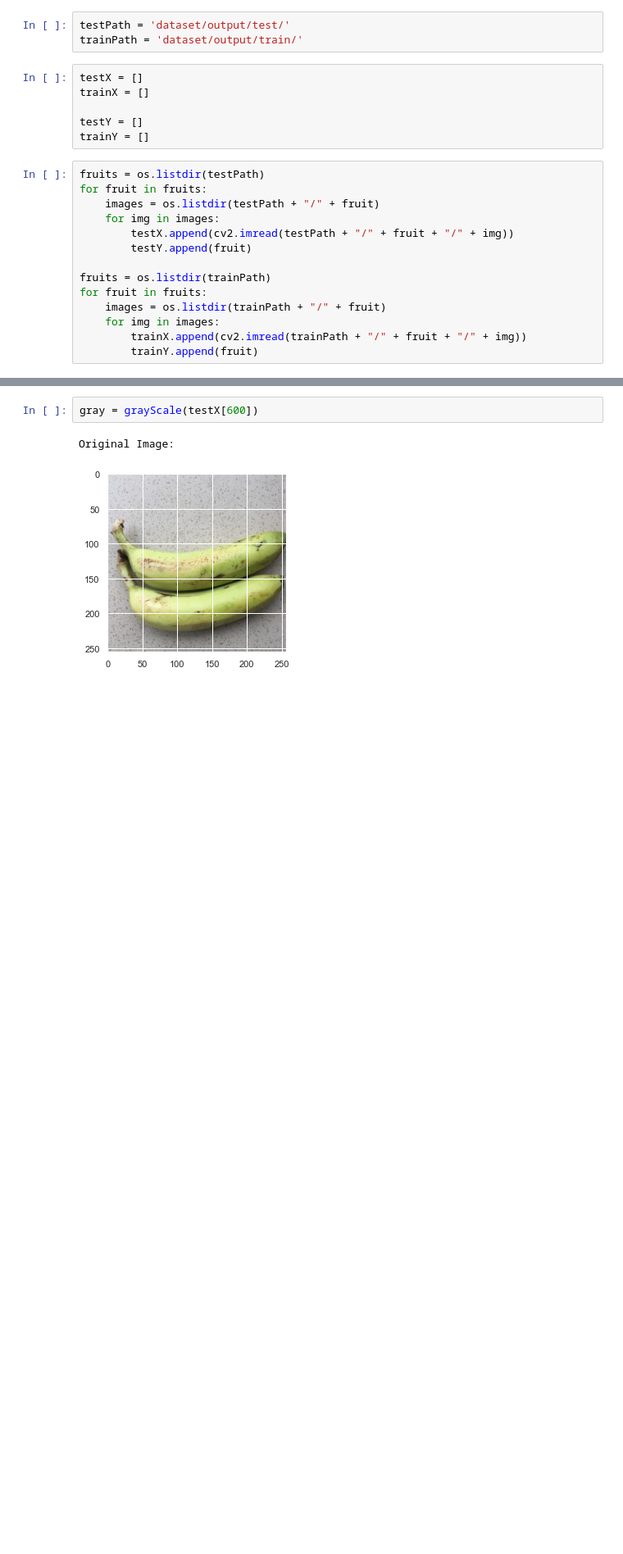
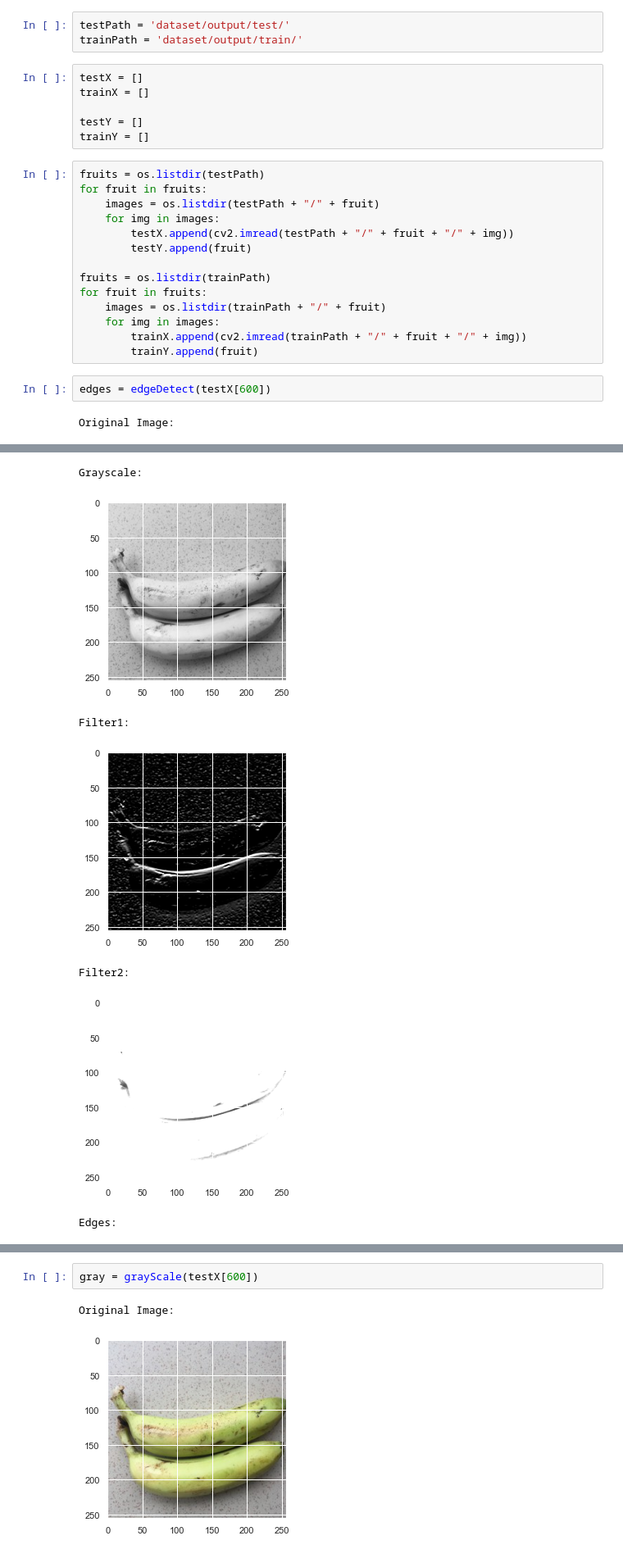
Before and after one commit to ChetanKrishna07/Fruit_Recognition, a Jupyter notebook: ImageProssesing.ipynb, the cells around one changed output, grey strips where cells are left out. Shown at 82% size. Drawn from its saved outputs; the diff is of its cells as text; blank space fills up the shorter version.

```diff
--- a/ImageProssesing.ipynb
+++ b/ImageProssesing.ipynb
@@ -90,3 +90,7 @@ for fruit in fruits:
     for img in images:
         trainX.append(cv2.imread(trainPath + "/" + fruit + "/" + img))
         trainY.append(fruit)
+# %%
+edges = edgeDetect(testX[600])
+# %% [output]
+Original Image:
@@ -92,0 +98,7 @@ for fruit in fruits:
+Grayscale:
+[figure, added]
+Filter1:
+[figure, added]
+Filter2:
+[figure, added]
+Edges:
```
Also changed, not shown: parts of 6 cells of this notebook, 4 other files.
